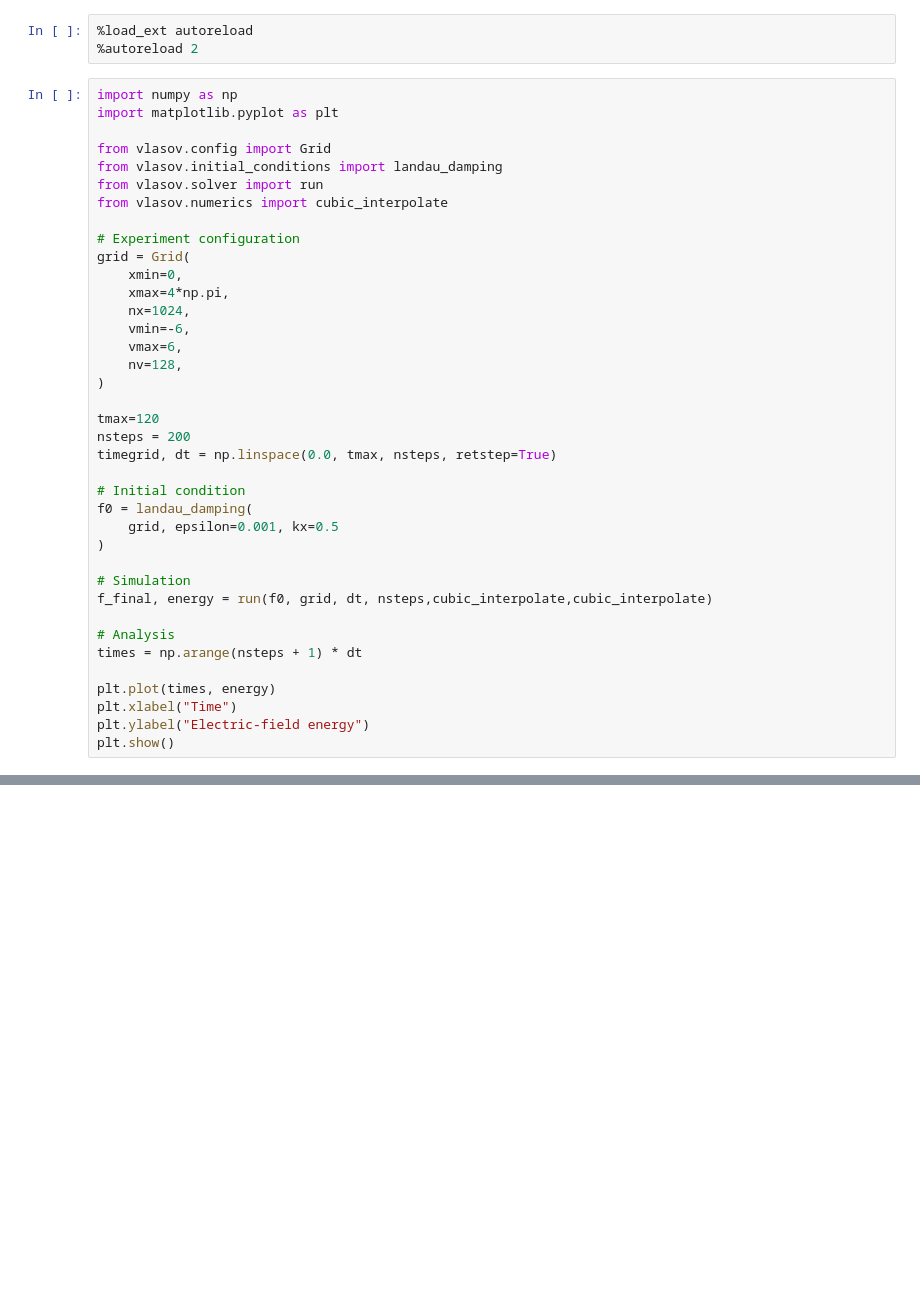
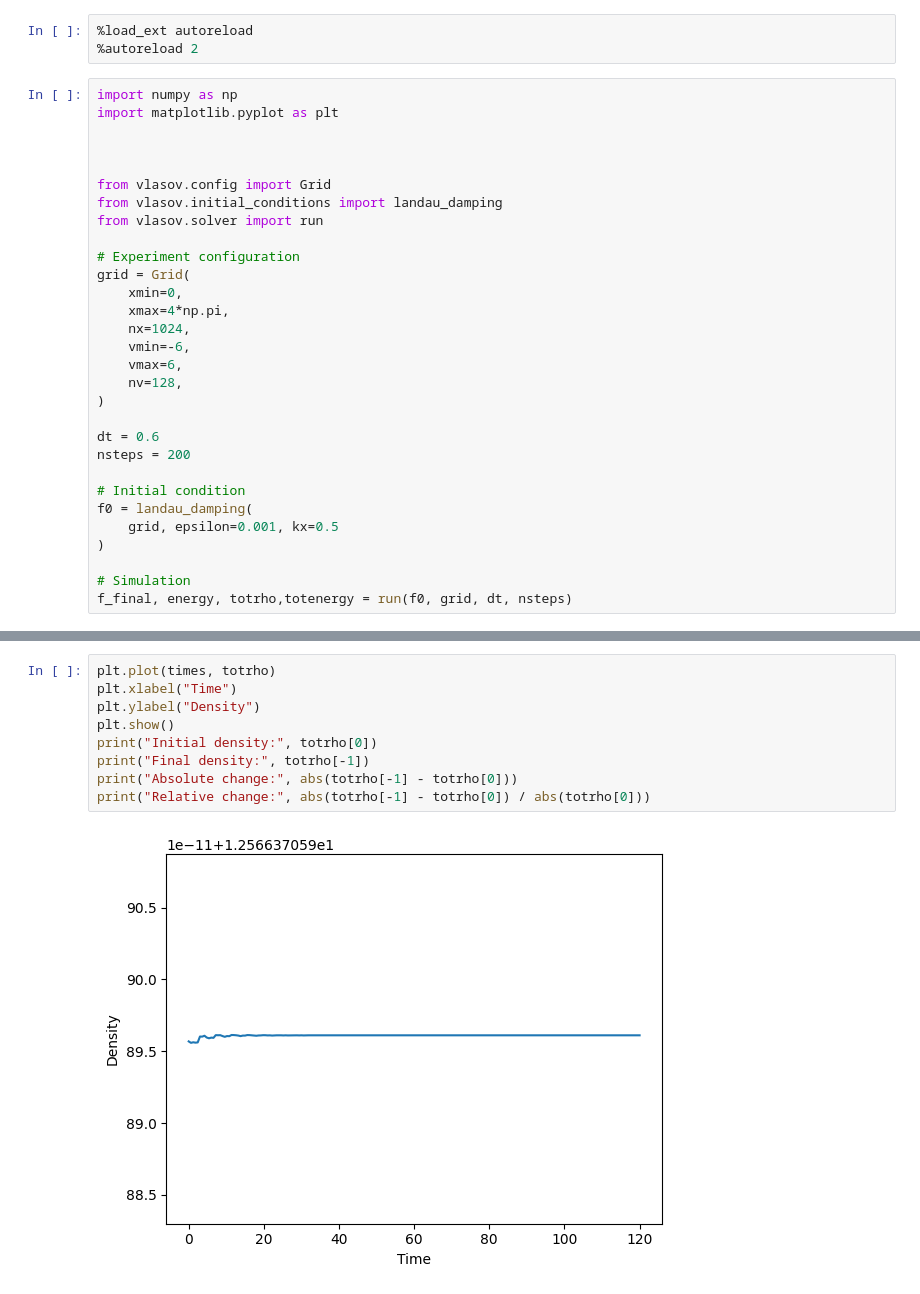
Before and after one commit to carlosovy/vlasov-poisson, a Jupyter notebook: notebooks/landau_damping.ipynb, the cells around one changed output, grey strips where cells are left out. Saved outputs shown, nothing was run; the diff lists cells and outputs as text; blank space fills up the shorter version.

```diff
--- a/notebooks/landau_damping.ipynb
+++ b/notebooks/landau_damping.ipynb
@@ -7,10 +7,11 @@
 import numpy as np
 import matplotlib.pyplot as plt
 
+
+
 from vlasov.config import Grid
 from vlasov.initial_conditions import landau_damping
 from vlasov.solver import run
-from vlasov.numerics import cubic_interpolate
 
 # Experiment configuration
 grid = Grid(
@@ -22,9 +23,8 @@ grid = Grid(
     nv=128,
 )
 
-tmax=120
+dt = 0.6
 nsteps = 200
-timegrid, dt = np.linspace(0.0, tmax, nsteps, retstep=True)
 
 # Initial condition
 f0 = landau_damping(
@@ -32,12 +32,4 @@ f0 = landau_damping(
 )
 
 # Simulation
-f_final, energy = run(f0, grid, dt, nsteps,cubic_interpolate,cubic_interpolate)
-
-# Analysis
-times = np.arange(nsteps + 1) * dt
-
-plt.plot(times, energy)
-plt.xlabel("Time")
-plt.ylabel("Electric-field energy")
-plt.show()
+f_final, energy, totrho,totenergy = run(f0, grid, dt, nsteps)
@@ -45,0 +48,11 @@ plt.show()
+# %%
+plt.plot(times, totrho)
+plt.xlabel("Time")
+plt.ylabel("Density")
+plt.show()
+print("Initial density:", totrho[0])
+print("Final density:", totrho[-1])
+print("Absolute change:", abs(totrho[-1] - totrho[0]))
+print("Relative change:", abs(totrho[-1] - totrho[0]) / abs(totrho[0]))
+# %% [output]
+[figure, added]
```
Also changed, not shown: parts of 8 cells of this notebook, 4 other files.
